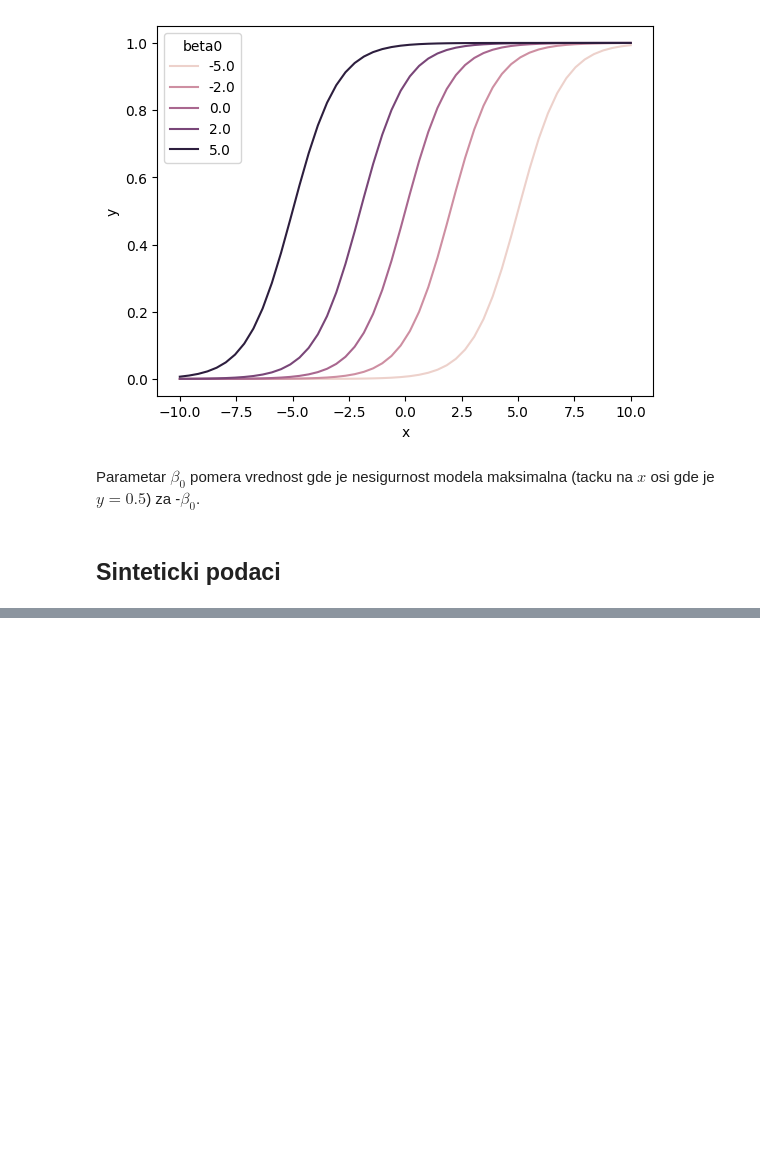
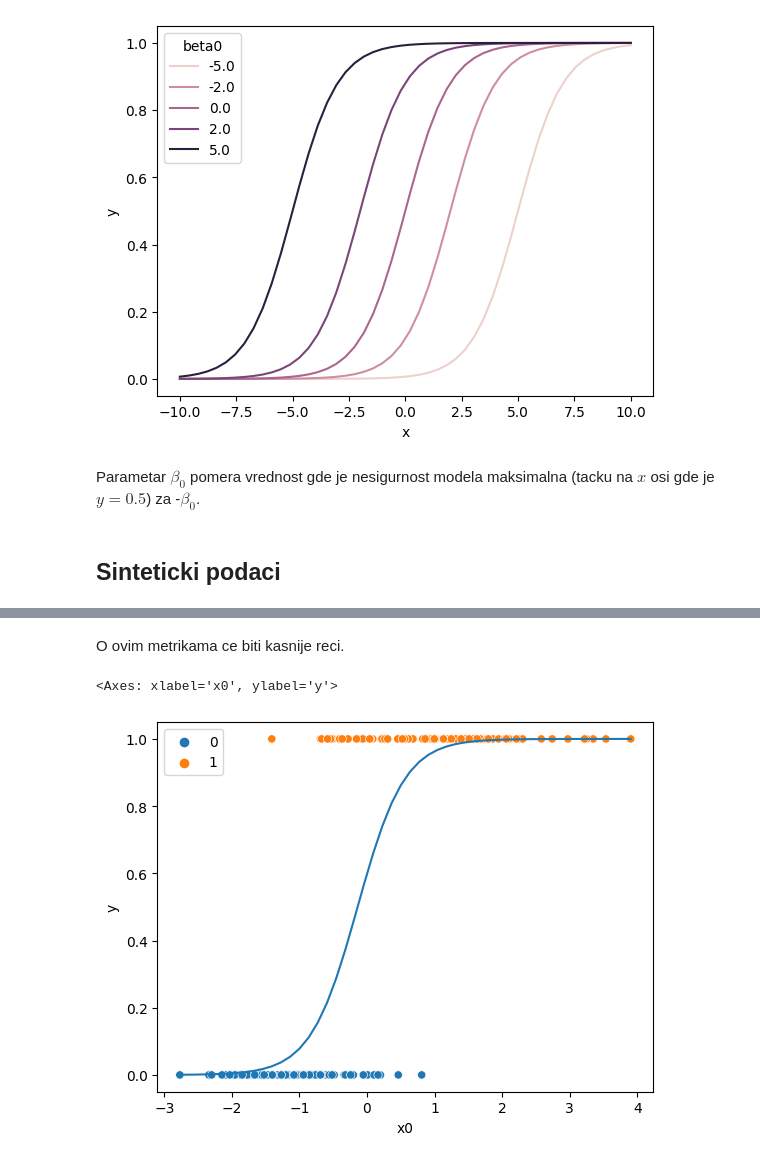
Before and after one commit to rat-nick/ml-lab, a Jupyter notebook: logistic-regression.ipynb, the cells around one changed output, grey strips where cells are left out. Drawn from its saved outputs; the diff is of its cells as text; code cells hidden in the pictures; blank space fills up the shorter version.

```diff
--- a/logistic-regression.ipynb
+++ b/logistic-regression.ipynb
@@ -86,0 +131,13 @@ plt.show()
+# %% [markdown]
+O ovim metrikama ce biti kasnije reci.
+# %%
+import seaborn as sns
+import numpy as np
+
+x = np.linspace(test['x0'].min(), test['x0'].max())
+y = sigmoid(x, clf.intercept_, clf.coef_[0])
+sns.scatterplot(test, x='x0', y='y', hue='y')
+sns.lineplot(x=x, y=y)
+# %% [output]
+<Axes: xlabel='x0', ylabel='y'>
+[figure, added]
```
Also changed, not shown: parts of 9 cells of this notebook.
